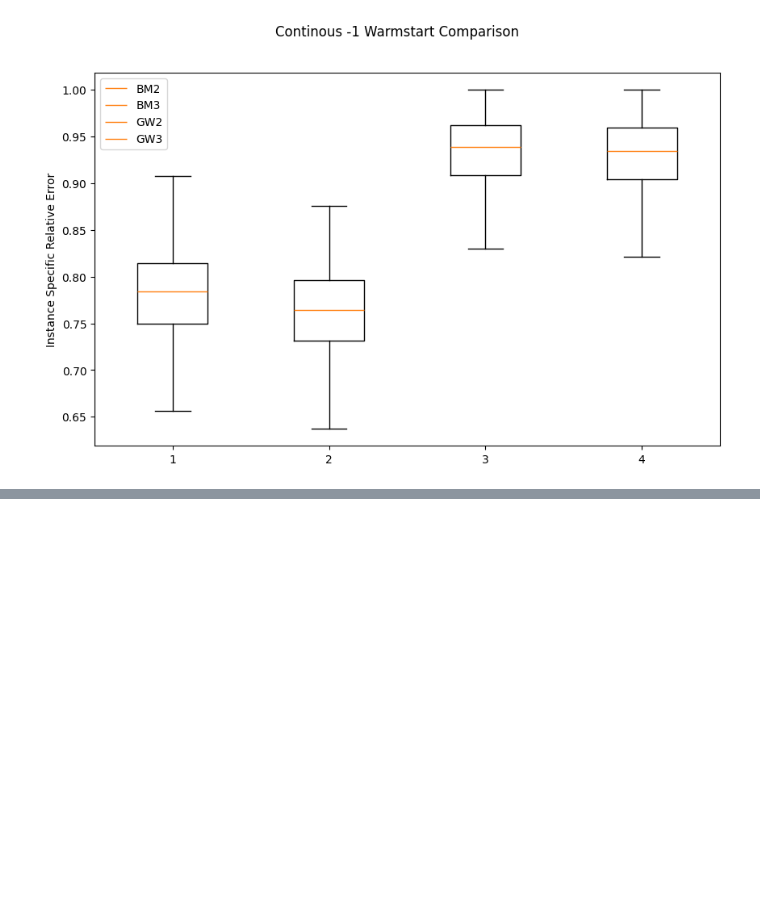
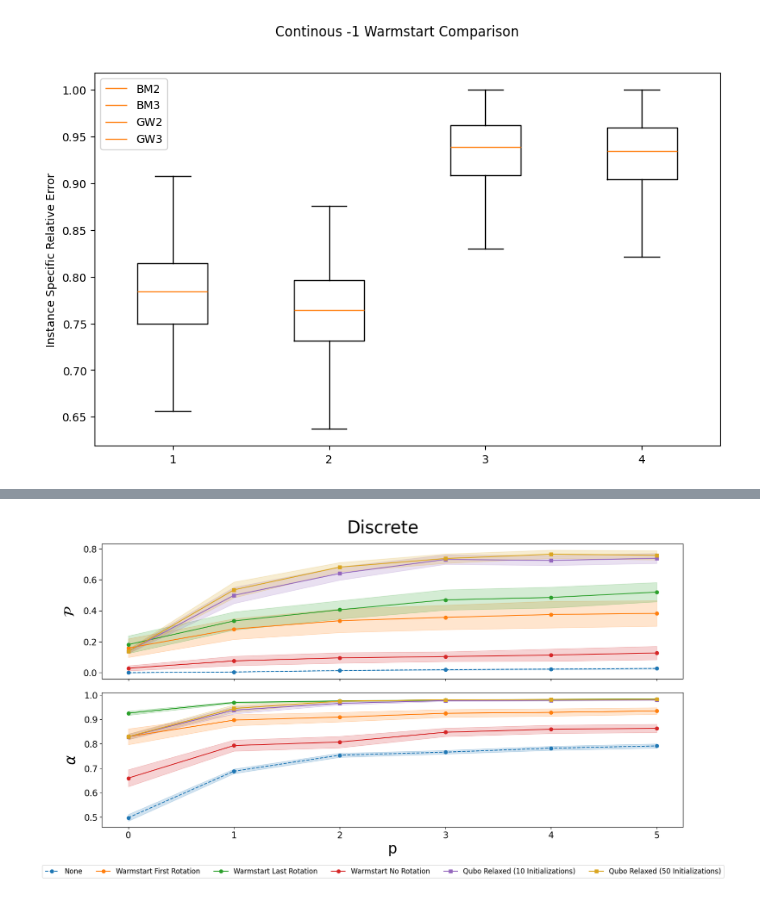
Before and after one commit to BBhattacharyya1729/QUBO_To_MaxCut, a Jupyter notebook: RandomQUBOPlots.ipynb, the cells around one changed output, grey strips where cells are left out. Saved outputs shown, nothing was run; the diff lists cells and outputs as text; code cells hidden in the pictures; blank space fills up the shorter version.

```diff
--- a/RandomQUBOPlots.ipynb
+++ b/RandomQUBOPlots.ipynb
@@ -393,0 +93,4 @@ plot_distance("Discrete", DISTANCE10_disc, DISTANCE50_disc, path=r'Figures\Rando
+# %%
+get_depth_combined_gw3('Discrete', idx_dict, PSC_DATA, DATA, PSC_DATA50, M_list, A_list, path=r'Figures\RandomQUBODiscrete\Full_Comparison_gw3', p_max=5, std=.25)
+# %% [output]
+[figure, added]
```
Also changed, not shown: parts of 17 cells of this notebook, 38 other files.
